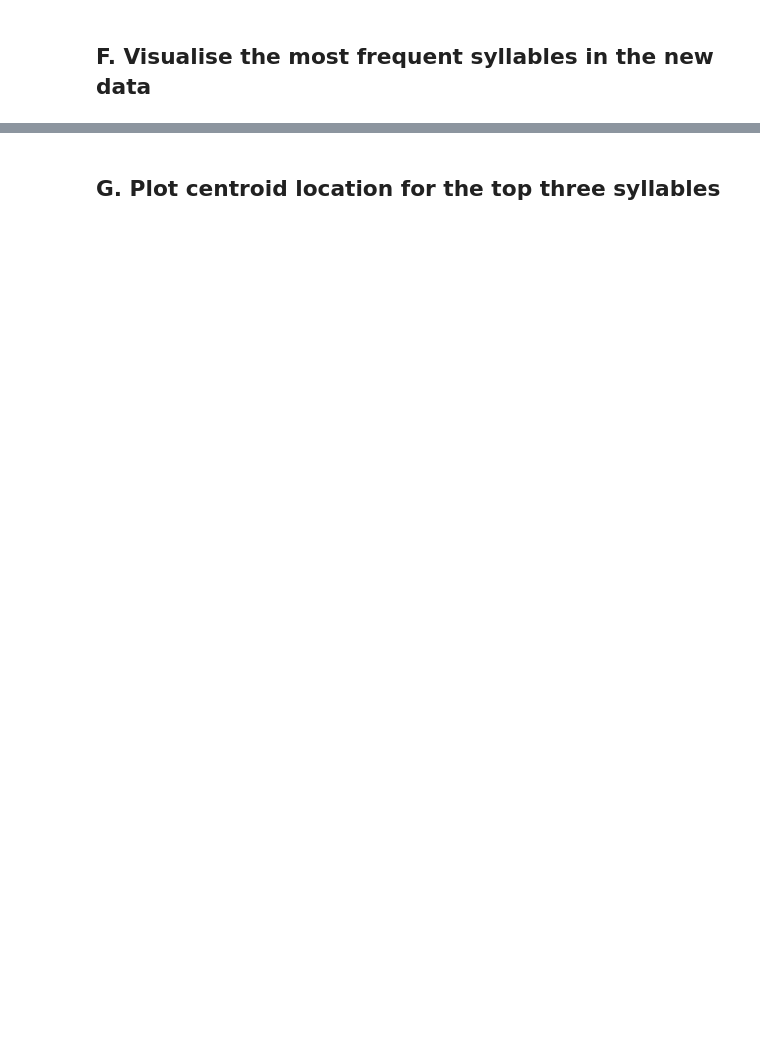
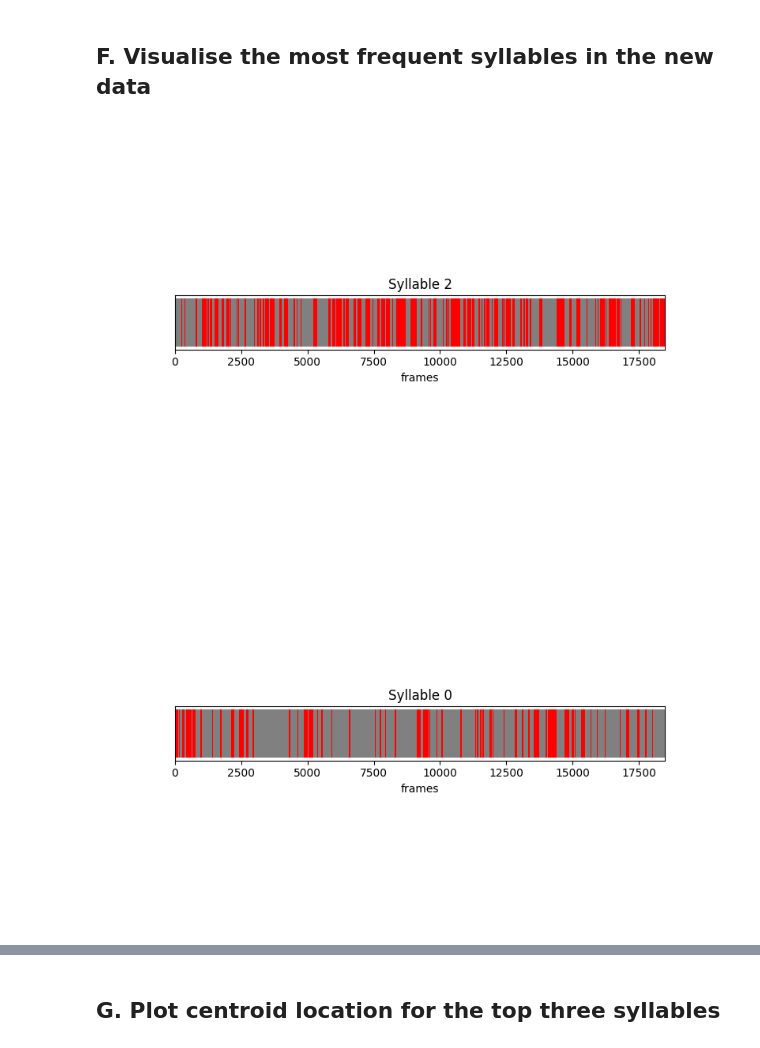
Before and after one commit to neuroinformatics-unit/course-behavioural-analysis, a Jupyter notebook: notebooks/EPM_syllables.ipynb, the cells around one changed output, grey strips where cells are left out. Cells and saved outputs as stored; diff of their text form; code cells hidden in the pictures; blank space fills up the shorter version.

```diff
--- a/notebooks/EPM_syllables.ipynb
+++ b/notebooks/EPM_syllables.ipynb
@@ -230,26 +315,57 @@ print(f"Median syllable duration (ms): {1000*median_syllable_duration/fps}")
 ## F. Visualise the most frequent syllables in the new data
 # %%
 frames_max_to_plot = len(syllables_per_frame)
-list_syllables_to_plot = [1, 3, 2, 4, 42, 31]
+list_syllables_to_plot = syllables_count.keys()
+
+# fig, axs = plt.subplots(
+#     len(list_syllables_to_plot), 1,
+#     figsize=(8,5),
+#     sharex=True
+# )
+# for i, selected_syl in enumerate(list_syllables_to_plot):
+
+
+#     rects = axs[i].barh(
+#         y=results.keys(),
+#         width=[syl_dur for syl_id, syl_dur in syllable_chunks],
+#         left=chunks_start[:-1],  # starting frame of each chunk
+#         height=1,
+#         color=[
+#             'red' if syl_id==selected_syl
+#             else 'grey'
+#             for syl_id, _ in syllable_chunks
+#         ],
+#     )
+#     axs[i].set_xlim(0, frames_max_to_plot)
+#     axs[i].set_xlabel('frames')
+#     axs[i].yaxis.set_visible(False)
+
+#     axs[i].set_aspect(int(frames_max_to_plot/10))
+#     axs[i].set_title(f'Syllable {selected_syl}')
+
+# fig.subplots_adjust(hspace=1)
 
 for selected_syl in list_syllables_to_plot:
 
     fig, ax = plt.subplots(1, 1, figsize=(8,5))
     rects = ax.barh(
         y=results.keys(),
         width=[syl_dur for syl_id, syl_dur in syllable_chunks],
-        left=start_chunks[:-1],  # starting frame of each chunk
+        left=chunks_start[:-1],  # starting frame of each chunk
         height=1,
         color=[
             'red' if syl_id==selected_syl
             else 'grey'
             for syl_id, _ in syllable_chunks
         ],
     )
     # ax.bar_label(rects, label_type='center', color='white')
     ax.set_xlim(0, frames_max_to_plot)
     ax.set_xlabel('frames')
     ax.yaxis.set_visible(False)
 
     ax.set_aspect(int(frames_max_to_plot/10))
-    ax.set_title(f'{list(results.keys())[0]} - syllable {selected_syl}')
+    ax.set_title(f'Syllable {selected_syl}')
+# %% [output]
+[figure, added]
+[figure, added]
```
Also changed, not shown: parts of 22 cells of this notebook.
